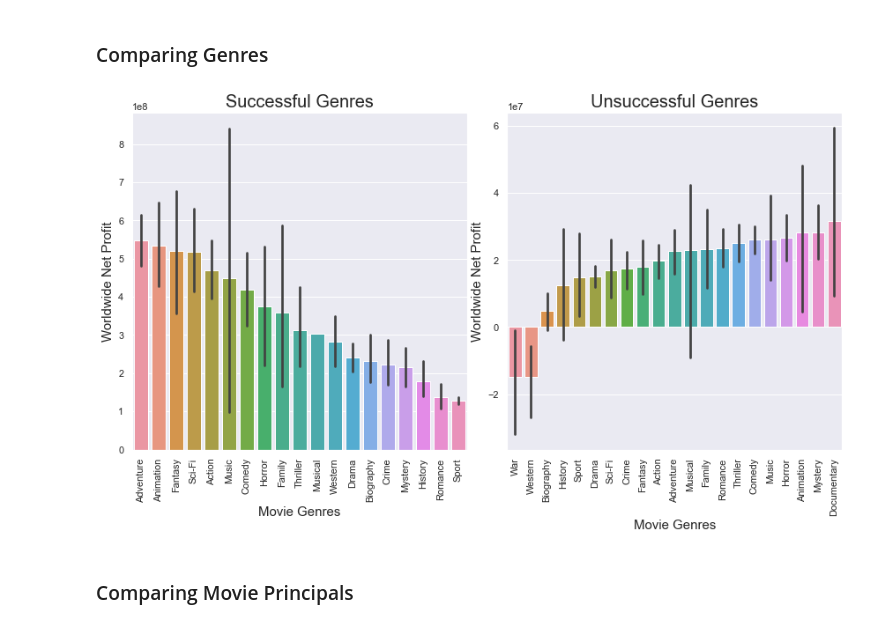
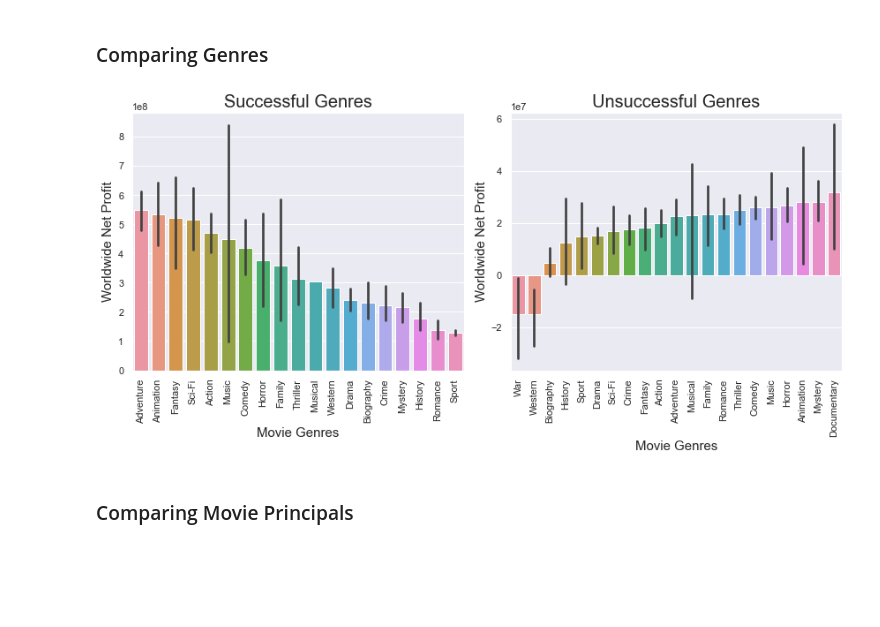
Before and after one commit to mnsaito/Microsoft-Movie-Analysis, a Jupyter notebook: Microsoft Detailed Analysis.ipynb, the cells around one changed output. Saved outputs shown, nothing was run; the diff lists cells and outputs as text; code cells hidden in the pictures; blank space fills up the shorter version.

```diff
--- a/Microsoft Detailed Analysis.ipynb
+++ b/Microsoft Detailed Analysis.ipynb
@@ -683,7 +689,7 @@ plt.show();
 # IDENTIFY SUCCESSFUL MOVIE GENRES
 
 # Select data in upper quantile
-worldwide_success_dataa = all_data[(all_data.worldwide_net >= worldwide_range.quantile(0.75))
+worldwide_success_data = all_data[(all_data.worldwide_net >= worldwide_range.quantile(0.75))
                                   & (all_data.total_rating >= all_data.total_rating.quantile(0.75))]
 
 # Separate genres into their own rows
@@ -696,36 +702,35 @@ worldwide_success_sorted = worldwide_success_genres.groupby('genres').mean() \
 
 # IDENTIFY UNSUCCESSFUL MOVIE GENRES
 
 # Select data in lower quantile
 worldwide_fail_data = all_data[(all_data.worldwide_net < worldwide_range.quantile(0.75))
                                & (all_data.total_rating < all_data.total_rating.quantile(0.75))]
 
 # Separate genres into their own rows
 worldwide_fail_genres = worldwide_fail_data.assign \
     (genres = worldwide_fail_data.genres.str.split(',')).explode('genres')
 
 # Sort by mean worldwide_net to place bar graph in ascending order
 worldwide_fail_sorted = worldwide_fail_genres.groupby('genres').mean().sort_values('worldwide_net')
 
 fig, [ax1, ax2] = plt.subplots(ncols = 2, nrows = 1, figsize=(12, 6))
-plt.tight_layout()
-# st = fig.suptitle('Distribution of Worldwide Net Profits')
 g1 = sns.barplot(x = 'genres', y = 'worldwide_net', data = worldwide_success_genres,
             order = worldwide_success_sorted.index, ax=ax1)
 g2 = sns.barplot(x = 'genres', y = 'worldwide_net', data = worldwide_fail_genres,
                     order = worldwide_fail_sorted.index, ax=ax2)
 g1.set_title('Successful Genres', fontsize=20)
 g2.set_title('Unsuccessful Genres', fontsize=20)
 g1.xaxis.set_label_text('Movie Genres', fontsize=15)
 g1.yaxis.set_label_text('Worldwide Net Profit', fontsize=15)
 g2.xaxis.set_label_text('Movie Genres', fontsize=15)
 g2.yaxis.set_label_text('Worldwide Net Profit', fontsize=15)
 g1.set_xticklabels(labels=worldwide_success_sorted.index, rotation=90)
 g2.set_xticklabels(labels=worldwide_fail_sorted.index, rotation=90)
+plt.tight_layout()
 plt.savefig('images/genres')
 plt.show();
 # %% [output]
-[figure, old version]
+[figure, new version]
 # %% [markdown]
 ### Comparing Movie Principals
 # %%
```
Also changed, not shown: parts of 6 cells of this notebook, 11 other files.
